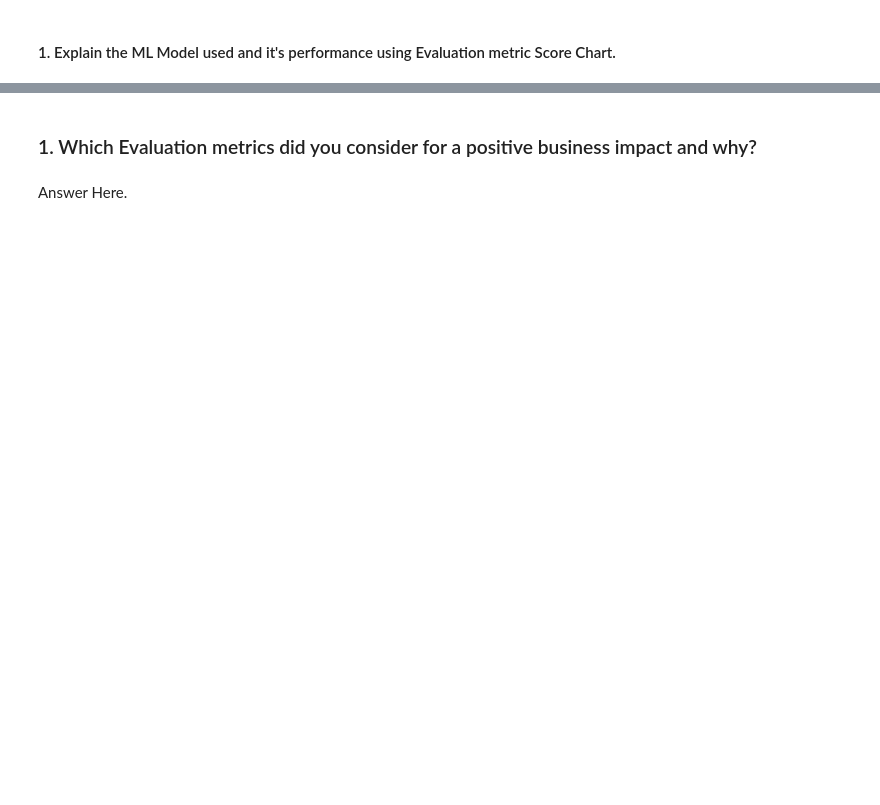
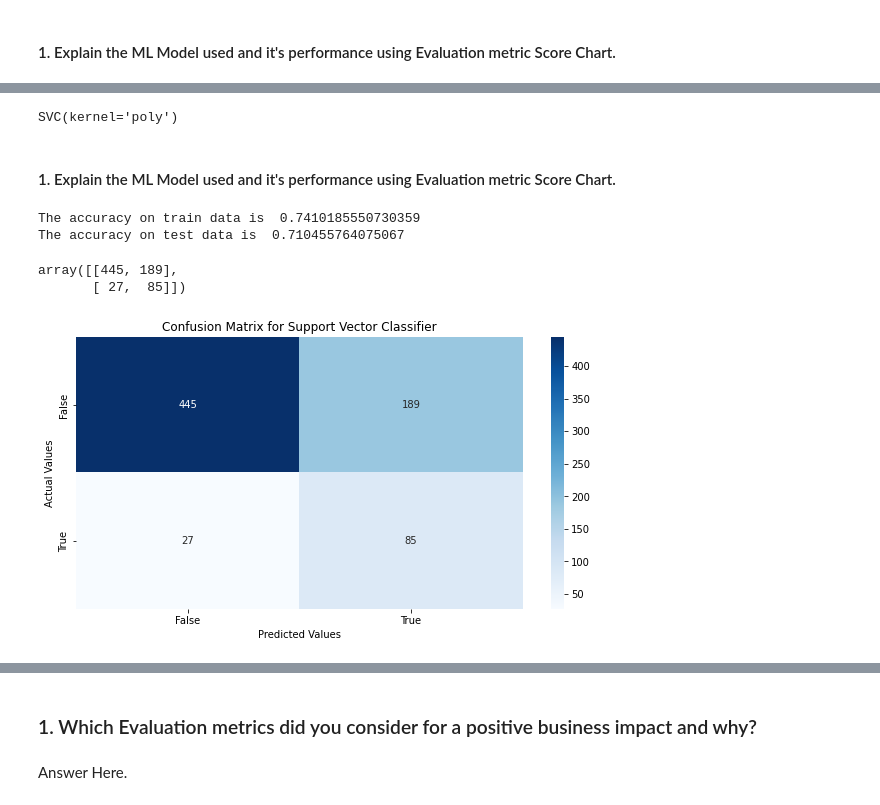
Before and after one commit to santoshmahanti/Cardiovascular-Risk-Prediction, a Jupyter notebook: Cardiovascular_Risk_Prediction.ipynb, the cells around one changed output, grey strips where cells are left out. Cells and saved outputs as stored; diff of their text form; code cells hidden in the pictures; blank space fills up the shorter version.

```diff
--- a/Cardiovascular_Risk_Prediction.ipynb
+++ b/Cardiovascular_Risk_Prediction.ipynb
@@ -1470,0 +2027,58 @@ res_df
+# %%
+# Create a svm Classifier
+
+svmc = svm.SVC(kernel='poly')
+# %%
+# Fitting the model with training set
+
+svmc.fit(X_train_sm, y_train_sm)
+# %% [output]
+SVC(kernel='poly')
+# %%
+# Getting the predicted classes for training and testing set
+
+train_svm_prediction = svmc.predict(X_train_sm)
+test_svm_prediction = svmc.predict(X_test)
+# %% [markdown]
+#### 1. Explain the ML Model used and it's performance using Evaluation metric Score Chart.
+# %%
+# Getting the accuracy scores for training and testing set.
+
+train_accuracy_svm = accuracy_score(train_svm_prediction, y_train_sm)
+test_accuracy_svm = accuracy_score(test_svm_prediction, y_test)
+
+# Display accuracies.
+print("The accuracy on train data is ", train_accuracy_svm)
+print("The accuracy on test data is ", test_accuracy_svm)
+# %% [output]
+The accuracy on train data is  0.7410185550730359
+The accuracy on test data is  0.710455764075067
+# %%
+# Confusion Matrix for random forest classifier.
+
+svm_cf_matrix = confusion_matrix(y_test,test_svm_prediction)
+svm_cf_matrix
+# %% [output]
+array([[445, 189],
+       [ 27,  85]])
+# %%
+# Plotting the confusion matrix
+
+labels = ['445','189','27','85']
+
+labels = np.asarray(labels).reshape(2,2)
+
+ax = sns.heatmap(svm_cf_matrix, annot=labels, fmt='', cmap='Blues')
+
+ax.set_title('Confusion Matrix for Support Vector Classifier');
+ax.set_xlabel('Predicted Values')
+ax.set_ylabel('Actual Values');
+
+## Ticket labels - List must be in alphabetical order
+ax.xaxis.set_ticklabels(['False','True'])
+ax.yaxis.set_ticklabels(['False','True'])
+
+## Display the visualization of the Confusion Matrix.
+plt.show()
+# %% [output]
+[figure, added]
```
Also changed, not shown: parts of 131 cells of this notebook.
